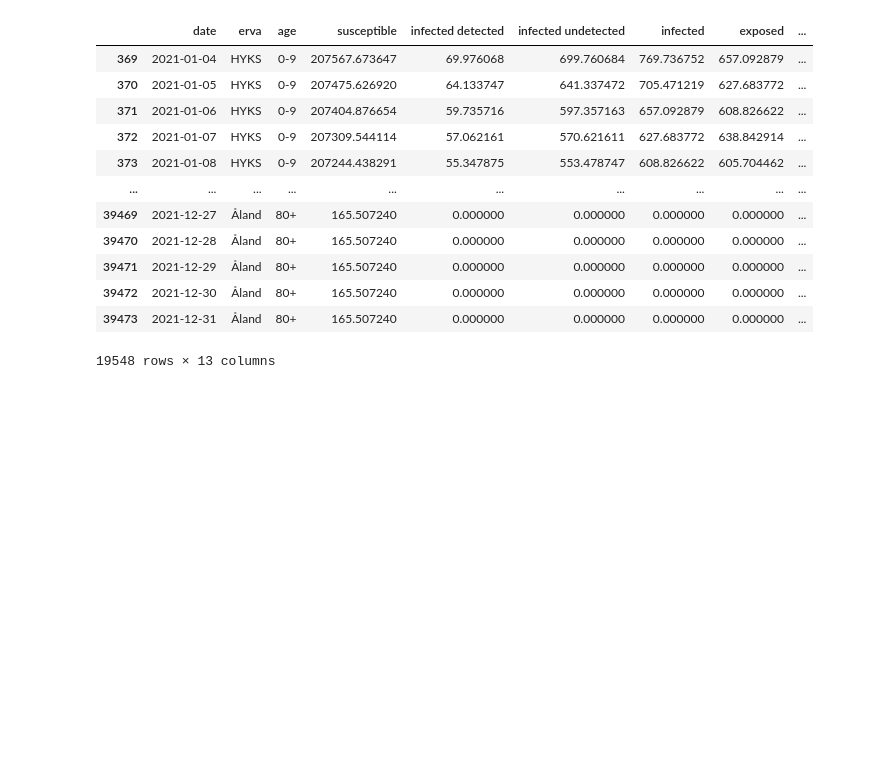
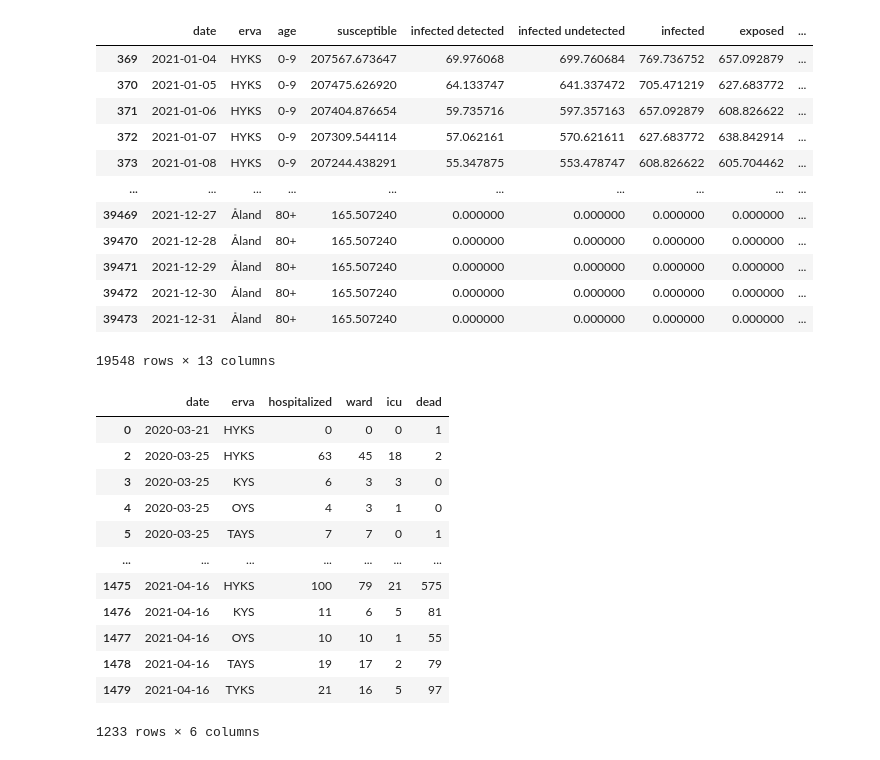
Before and after one commit to FINCoVID19/optimized_vaccination_finland, a Jupyter notebook: reported_cases_age_erva.ipynb, the cells around one changed output. Cells and saved outputs as stored; diff of their text form; code cells hidden in the pictures; blank space fills up the shorter version.

```diff
--- a/reported_cases_age_erva.ipynb
+++ b/reported_cases_age_erva.ipynb
@@ -139,3 +139,21 @@ epidemic_state.loc[epidemic_state['date'] >= '2021-01-04', ]
 | 39472 | 2021-12-30 | Åland | 80+ | 165.507240 | 0.000000 | 0.000000 | 0.000000 | 0.000000 | ... |
 | 39473 | 2021-12-31 | Åland | 80+ | 165.507240 | 0.000000 | 0.000000 | 0.000000 | 0.000000 | ... |
 19548 rows × 13 columns
+# %%
+hosp_by_erva = fetch_hs_hospitalizations(logger)
+# %%
+hosp_by_erva
+# %% [output]
+|  | date | erva | hospitalized | ward | icu | dead |
+| 0 | 2020-03-21 | HYKS | 0 | 0 | 0 | 1 |
+| 2 | 2020-03-25 | HYKS | 63 | 45 | 18 | 2 |
+| 3 | 2020-03-25 | KYS | 6 | 3 | 3 | 0 |
+| 4 | 2020-03-25 | OYS | 4 | 3 | 1 | 0 |
+| 5 | 2020-03-25 | TAYS | 7 | 7 | 0 | 1 |
+| ... | ... | ... | ... | ... | ... | ... |
+| 1475 | 2021-04-16 | HYKS | 100 | 79 | 21 | 575 |
+| 1476 | 2021-04-16 | KYS | 11 | 6 | 5 | 81 |
+| 1477 | 2021-04-16 | OYS | 10 | 10 | 1 | 55 |
+| 1478 | 2021-04-16 | TAYS | 19 | 17 | 2 | 79 |
+| 1479 | 2021-04-16 | TYKS | 21 | 16 | 5 | 97 |
+1233 rows × 6 columns
```
Also changed, not shown: parts of 8 cells of this notebook, 4 other files.
